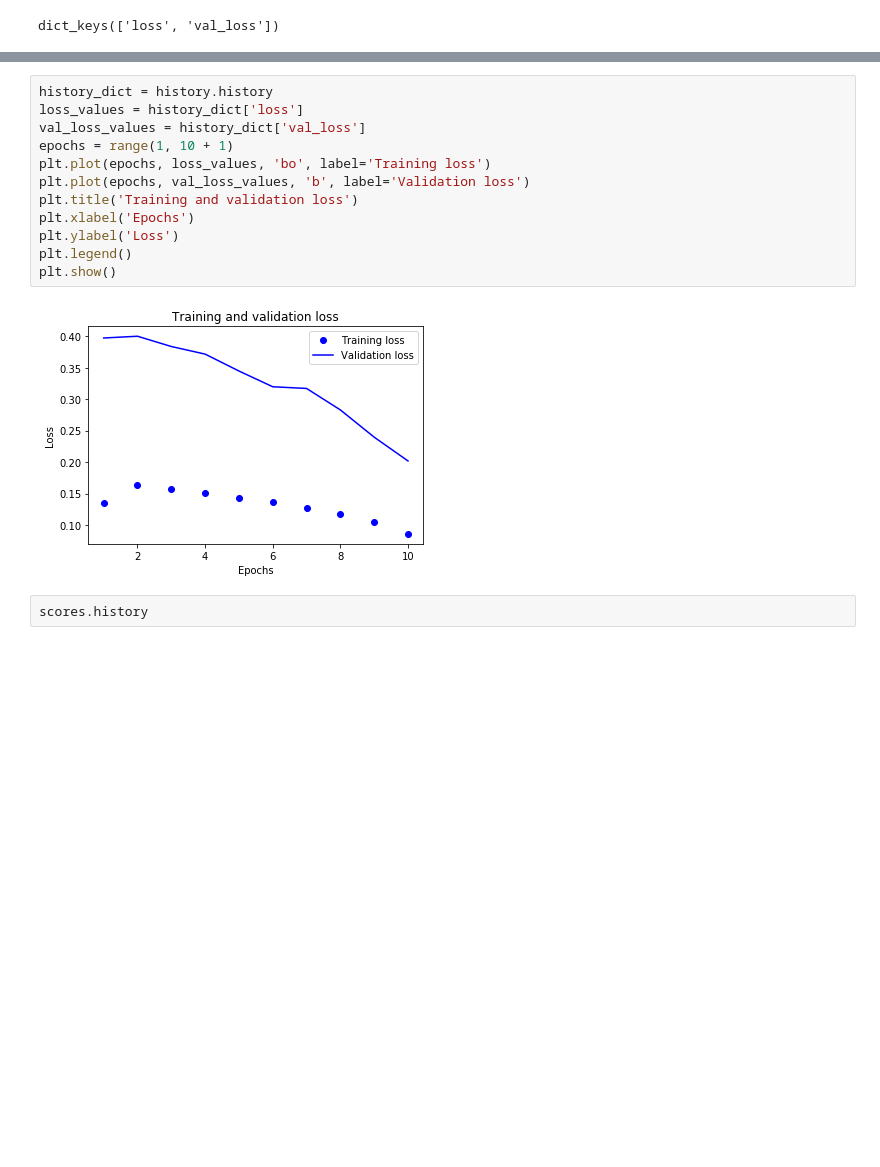
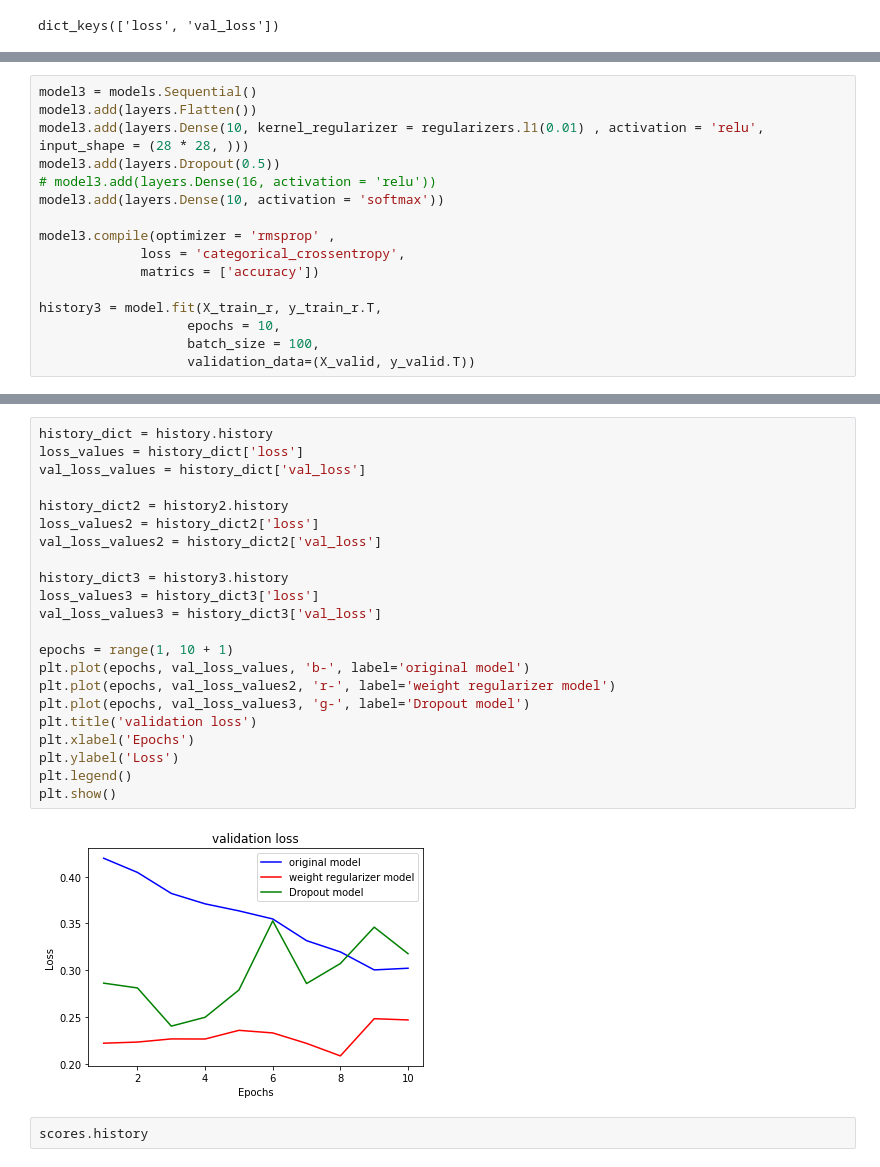
Before and after one commit to myschl/ML-DL, a Jupyter notebook: MNIST_NN.ipynb, the cells around one changed output, grey strips where cells are left out. Cells and saved outputs as stored; diff of their text form; blank space fills up the shorter version.

```diff
--- a/MNIST_NN.ipynb
+++ b/MNIST_NN.ipynb
@@ -94,0 +151,16 @@ dict_keys(['loss', 'val_loss'])
+# %%
+model3 = models.Sequential()
+model3.add(layers.Flatten())
+model3.add(layers.Dense(10, kernel_regularizer = regularizers.l1(0.01) , activation = 'relu', input_shape = (28 * 28, )))
+model3.add(layers.Dropout(0.5))
+# model3.add(layers.Dense(16, activation = 'relu'))
+model3.add(layers.Dense(10, activation = 'softmax'))
+
+model3.compile(optimizer = 'rmsprop' ,
+             loss = 'categorical_crossentropy',
+             matrics = ['accuracy'])
+
+history3 = model.fit(X_train_r, y_train_r.T,
+                   epochs = 10,
+                   batch_size = 100,
+                   validation_data=(X_valid, y_valid.T))
@@ -95,17 +185,27 @@ dict_keys(['loss', 'val_loss'])
 # %%
 history_dict = history.history
 loss_values = history_dict['loss']
 val_loss_values = history_dict['val_loss']
+
+history_dict2 = history2.history
+loss_values2 = history_dict2['loss']
+val_loss_values2 = history_dict2['val_loss']
+
+history_dict3 = history3.history
+loss_values3 = history_dict3['loss']
+val_loss_values3 = history_dict3['val_loss']
+
 epochs = range(1, 10 + 1)
-plt.plot(epochs, loss_values, 'bo', label='Training loss')
-plt.plot(epochs, val_loss_values, 'b', label='Validation loss')
-plt.title('Training and validation loss')
+plt.plot(epochs, val_loss_values, 'b-', label='original model')
+plt.plot(epochs, val_loss_values2, 'r-', label='weight regularizer model')
+plt.plot(epochs, val_loss_values3, 'g-', label='Dropout model')
+plt.title('validation loss')
 plt.xlabel('Epochs')
 plt.ylabel('Loss')
 plt.legend()
 plt.show()
 # %% [output]
-[figure, old version]
+[figure, new version]
 # %%
 scores.history
 # %% [output]
```
Also changed, not shown: parts of 6 cells of this notebook.
